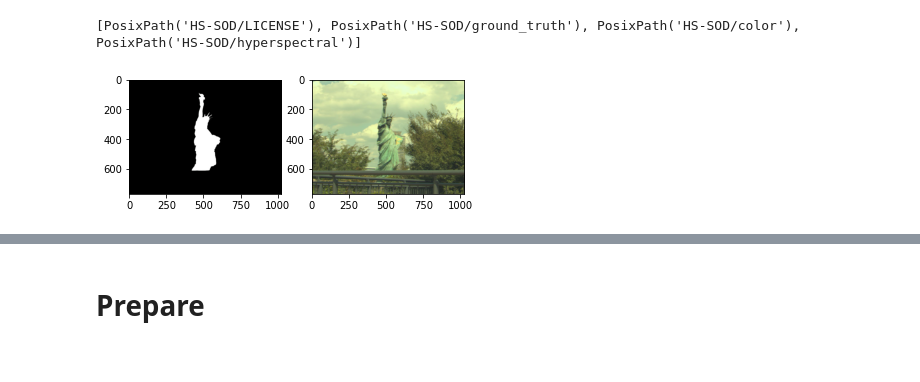
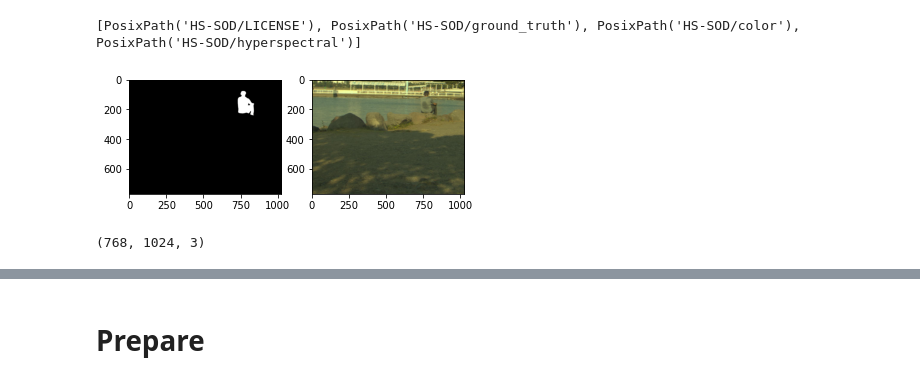
Before and after one commit to Sahanave/WomenWhoCodeHSIDemo, a Jupyter notebook: HSIDemo.ipynb, the cells around one changed output, grey strips where cells are left out. Cells and saved outputs as stored; diff of their text form; code cells hidden in the pictures.

```diff
--- a/HSIDemo.ipynb
+++ b/HSIDemo.ipynb
@@ -72,14 +71,16 @@ rgb_images = [str(path) for path in Path('HS-SOD/color').glob('*')]
 # %%
 hsi_images = [str(path) for path in Path('HS-SOD/hyperspectral').glob('*')]
 # %%
-image1 = plt.imread(ground_truth[0])
-image2 = plt.imread(rgb_images[0])
+image1 = plt.imread(ground_truth[40])
+image2 = plt.imread(rgb_images[40])
 plt.subplot(1,2,1)
 plt.imshow(image1)
 plt.subplot(1,2,2)
 plt.imshow(image2)
 plt.show()
+print(image1.shape)
 # %% [output]
-[figure, old version]
+[figure, new version]
+(768, 1024, 3)
 # %%
 # It is to be noted that the authors did the saved hyper-cubes for each scene in ”.mat” file format after sensor dark-noise correction.
```
Also changed, not shown: parts of 14 cells of this notebook.
